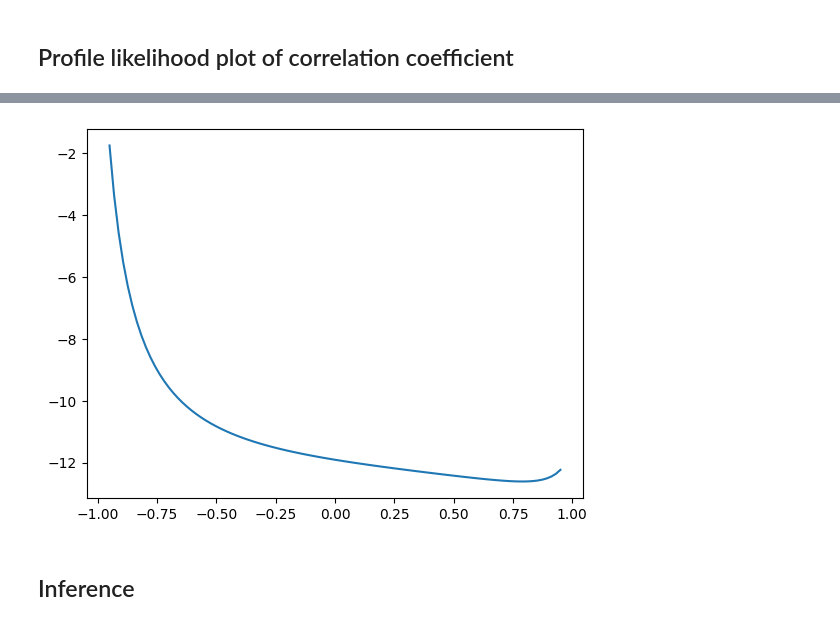
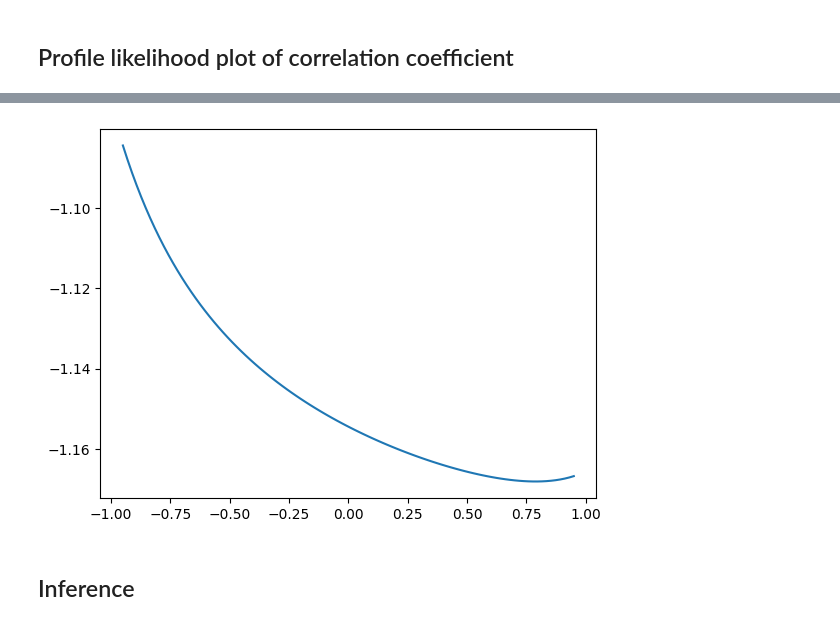
Before and after one commit to arthurBarthe/debiased-spatial-whittle, a Jupyter notebook: docs/notebooks/multivariate_two_grids.ipynb, the cells around one changed output, grey strips where cells are left out. Cells and saved outputs as stored; diff of their text form; code cells hidden in the pictures.

```diff
--- a/docs/notebooks/multivariate_two_grids.ipynb
+++ b/docs/notebooks/multivariate_two_grids.ipynb
@@ -36,5 +36,7 @@ m.nugget = 0.01
 bvm = BivariateUniformCorrelation(m)
 bvm.r = 0.75
 bvm.f = 2.0
-bvm
+
+model = NuggetModel(bvm, nugget0=0.1, nugget1=0.3)
+model
 # %% [output]
@@ -49,7 +55,7 @@ SquaredExponentialModel (SquaredExponentialModel)
 # %% [markdown]
 ## Sample generation
 # %%
-s = MultivariateSamplerOnRectangularGrid(bvm, g, p=2)
+s = MultivariateSamplerOnRectangularGrid(model, g, p=2)
 
 data = s()
 data_plot = np.where(g.mask != 0, data, np.nan)
@@ -77,22 +82,20 @@ db = MultivariateDebiasedWhittle(p, ep)
 # %%
 p = Periodogram()
-p.fold = True
-
 ep = ExpectedPeriodogram(g, p)
 db = MultivariateDebiasedWhittle(p, ep)
 
 rs = np.linspace(-0.95, 0.95, 100)
 lkhs = np.zeros_like(rs)
 
 for i, r in enumerate(rs):
     bvm.r = r
-    lkhs[i] = db(data, bvm)
+    lkhs[i] = db(data, model)
 
 plt.figure()
 plt.plot(rs, lkhs, "-")
 plt.show()
 # %% [output]
-[figure, old version]
+[figure, new version]
 # %% [markdown]
 ## Inference
 # %%
```
Also changed, not shown: parts of 6 cells of this notebook, 7 other files.
